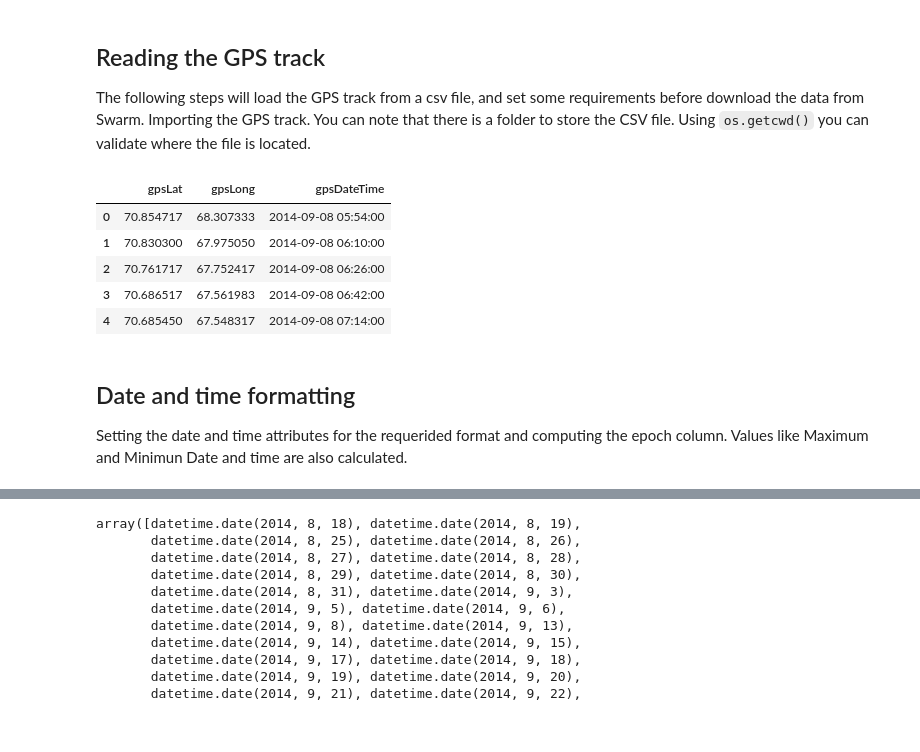
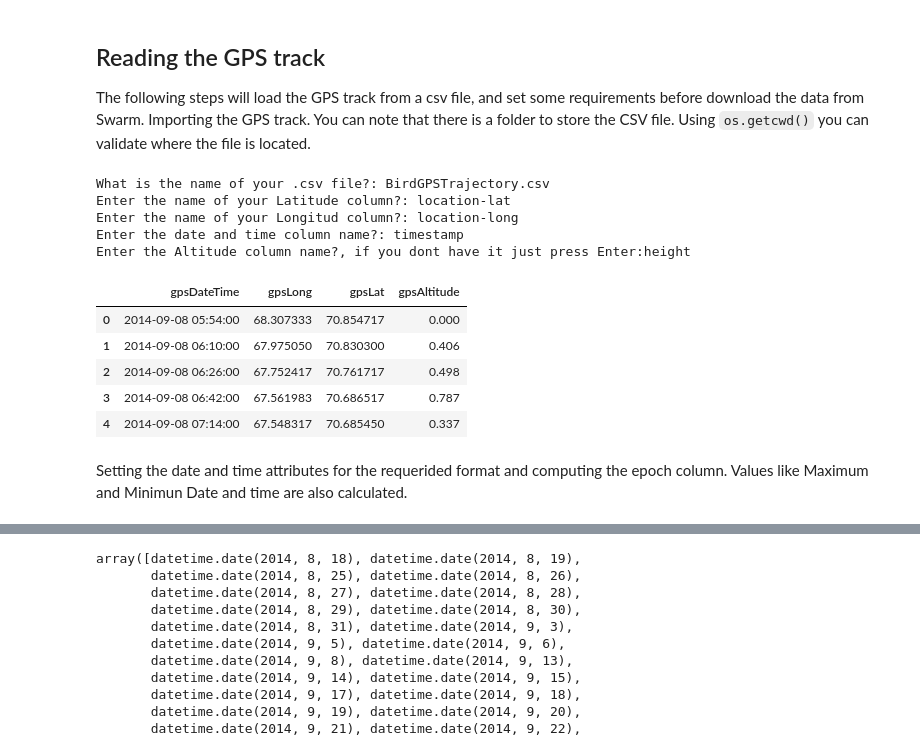
Before and after one commit to MagGeo/MagGeo, a Jupyter notebook: MagGeo - Parallel Mode.ipynb, the cells around one changed output, grey strips where cells are left out. Cells and saved outputs as stored; diff of their text form; code cells hidden in the pictures.

```diff
--- a/MagGeo - Parallel Mode.ipynb
+++ b/MagGeo - Parallel Mode.ipynb
@@ -61,25 +58,41 @@ from multiprocessing import Pool
 
 The following steps will load the GPS track from a csv file, and set some requirements before download the data from Swarm.
 Importing the GPS track. You can note that there is a folder to store the CSV file. Using `os.getcwd()` you can validate where the file is located.
-# %%
-gpsfilename="BirdGPSTrajectory.csv"
-def getGPSData():
-    nfp = pd.read_csv(r"./data/BirdGPSTrajectory.csv", parse_dates=[0], encoding='utf-8', dayfirst=True)
-    gpsData = pd.DataFrame({'gpsLat':nfp['location-lat'], 'gpsLong': nfp['location-long'], 'gpsDateTime':nfp['timestamp']})
-    return gpsData
+# %%
+#Enter the name of your GPS track csv file including the extension .csv  and press Enter (e.g. BirdGPSTrajectory.csv)
+gpsfilename=input("What is the name of your .csv file?: ")
+Lat=input("Enter the name of your Latitude column?: ")
+Long=input("Enter the name of your Longitud column?: ")
+DateTime=input("Enter the date and time column name?: ")
+altitude = input("Enter the Altitude column name?, if you dont have it just press Enter:")
+#If you csv track file doesnt not have any altitude attribute, MagGeo will use the sea level as your altitude, means 0 Km.
+# %% [output]
+What is the name of your .csv file?: BirdGPSTrajectory.csv
+Enter the name of your Latitude column?: location-lat
+Enter the name of your Longitud column?: location-long
+Enter the date and time column name?: timestamp
+Enter the Altitude column name?, if you dont have it just press Enter:height
+# %%
+os.chdir(r"./data")
+def getGPSData():
+    if altitude == '':
+        nfp = pd.read_csv(gpsfilename, parse_dates=[0], encoding='utf-8', dayfirst=True, usecols=[Lat, Long, DateTime])
+        nfp['gpsAltitude'] = 0
+    else:
+        nfp = pd.read_csv(gpsfilename, parse_dates=[0], encoding='utf-8', dayfirst=True, usecols=[Lat, Long, DateTime, altitude])
+    return nfp
 # %%
-# Calling the previous function to get the track as Dataframe.
+# Calling the previous function to get the track as pandas Dataframe and renaming the columns for better experience.
 GPSData = getGPSData()
+GPSData.rename(columns={Lat: 'gpsLat', Long: 'gpsLong', DateTime: 'gpsDateTime', altitude: 'gpsAltitude'}, inplace = True)
 GPSData.head()
 # %% [output]
-|  | gpsLat | gpsLong | gpsDateTime |
-| 0 | 70.854717 | 68.307333 | 2014-09-08 05:54:00 |
-| 1 | 70.830300 | 67.975050 | 2014-09-08 06:10:00 |
-| 2 | 70.761717 | 67.752417 | 2014-09-08 06:26:00 |
-| 3 | 70.686517 | 67.561983 | 2014-09-08 06:42:00 |
-| 4 | 70.685450 | 67.548317 | 2014-09-08 07:14:00 |
+|  | gpsDateTime | gpsLong | gpsLat | gpsAltitude |
+| 0 | 2014-09-08 05:54:00 | 68.307333 | 70.854717 | 0.000 |
+| 1 | 2014-09-08 06:10:00 | 67.975050 | 70.830300 | 0.406 |
+| 2 | 2014-09-08 06:26:00 | 67.752417 | 70.761717 | 0.498 |
+| 3 | 2014-09-08 06:42:00 | 67.561983 | 70.686517 | 0.787 |
+| 4 | 2014-09-08 07:14:00 | 67.548317 | 70.685450 | 0.337 |
 # %% [markdown]
-## Date and time formatting
-
 Setting the date and time attributes for the requerided format and computing the epoch column. Values like Maximum and Minimun Date and time are also calculated.
 # %%
```
Also changed, not shown: parts of 41 cells of this notebook, 9 other files.
